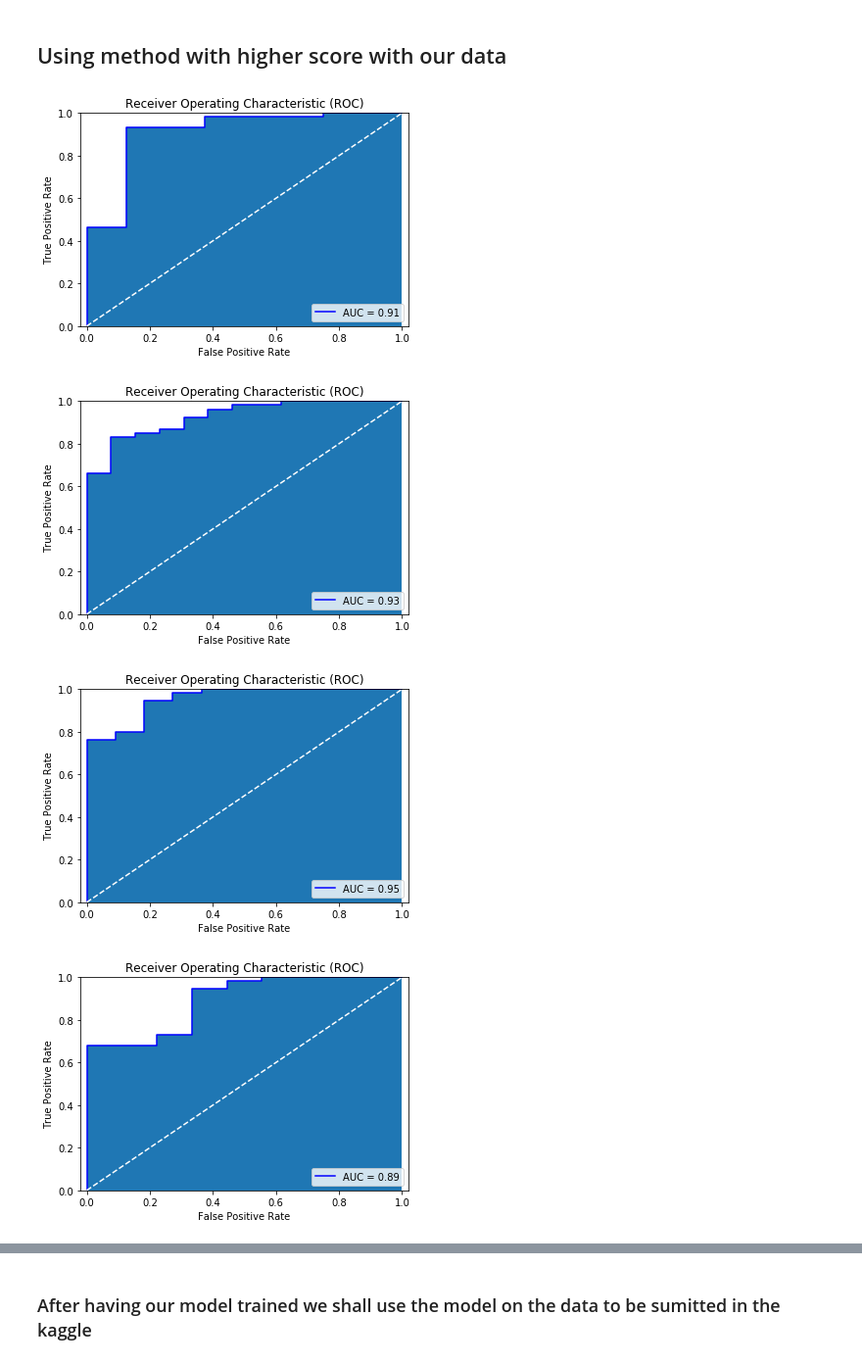
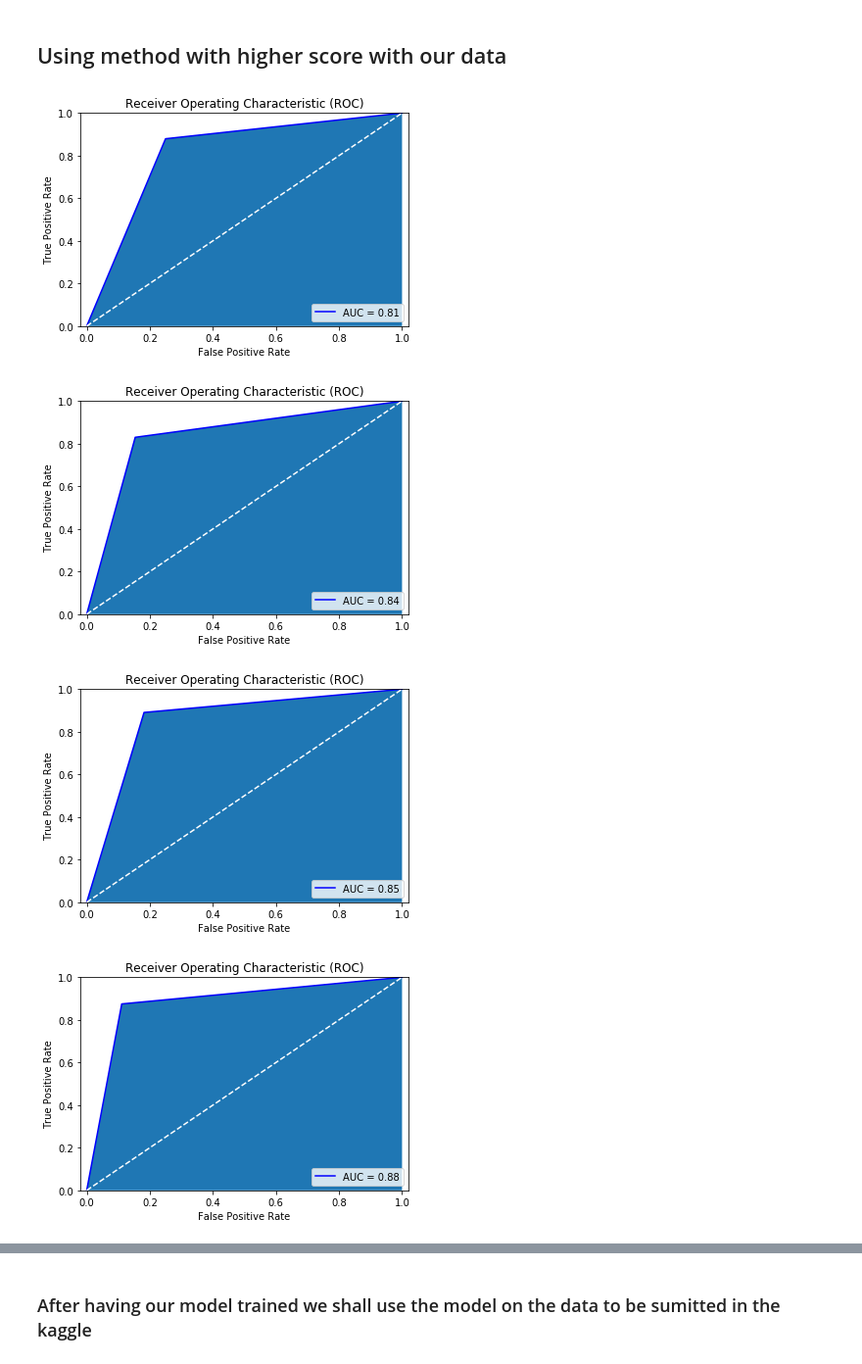
Before and after one commit to EdgarACarneiro/feup-ecac, a Jupyter notebook: project-competition/prediction.ipynb, the cells around one changed output, grey strips where cells are left out. Shown at 98% size. Saved outputs shown, nothing was run; the diff lists cells and outputs as text; code cells hidden in the pictures.

Commit message:
Obtaining god results locally but sucking on kaggle. Linear models prone to overfitting??

```diff
--- a/project-competition/prediction.ipynb
+++ b/project-competition/prediction.ipynb
@@ -357,7 +357,7 @@ def getDecisionTreeBest(X, y, debug=True):
 
     # Create the random grid
     grid = {'classification__criterion': ['gini', 'entropy'],
-            'classification__splitter': ['best', 'random'],
+            'classification__splitter': ['best'],
             'classification__max_features': ['auto', 'sqrt'],
             'classification__max_depth': max_depth,
             'classification__min_samples_split':  [2, 4, 6, 8],
@@ -526,7 +527,7 @@ confusion_matrixes = []
 cv = KFold(n_splits=K_FOLD_NUM_SPLITS, random_state=SEED, shuffle=True)
 
 # CHANGE THIS LINE TO CHANGE THE USED CLASSIFICATION METHOD
-#classifier = DecisionTreeClassifier(class_weight='balanced', criterion='entropy', max_depth=6,
+#classifier = DecisionTreeClassifier(class_weight='balanced', criterion='entropy', max_depth=4,
 #                                    max_features='auto', min_samples_leaf=6, min_samples_split=2,
 #                                    splitter='best', random_state=SEED)
 
@@ -534,41 +535,43 @@ cv = KFold(n_splits=K_FOLD_NUM_SPLITS, random_state=SEED, shuffle=True)
 #                                    max_depth=6, max_features='auto', min_samples_leaf=2,
 #                                    min_samples_split=4, n_estimators=8, random_state=SEED)
 
-classifier = LinearRegression(fit_intercept=True, n_jobs=-1, normalize=True)
+classifier = LogisticRegression(C=0.01, class_weight='balanced',
+                                penalty='none', solver='newton-cg')
+# classifier = LinearRegression(fit_intercept=True, n_jobs=-1, normalize=True)
 
 # Applying sampling techniques
 classifier = apply_sampling(classifier, OVERSAMPLE, UNDERSAMPLE)
 
 # Applying Cross validation
 for train_index, test_index in cv.split(X):
     X_train, X_test = X.iloc[train_index], X.iloc[test_index]
     y_train, y_test = y.iloc[train_index], y.iloc[test_index]
 
     # Training with this fold
     classifier.fit(X_train, y_train)
 
     # Testing & Measuring accuracy
     y_pred = classifier.predict(X_test)
 
     fpr, tpr, _ = metrics.roc_curve(y_test, y_pred)
     auc = metrics.auc(fpr, tpr)
 
     auc_scores.append(auc)
-    #confusion_matrixes.append(metrics.confusion_matrix(y_test, y_pred).ravel())
+    confusion_matrixes.append(metrics.confusion_matrix(y_test, y_pred).ravel())
 
     plot_roc_auc(fpr, tpr, auc)
 
 # Visualization of classifier result - if DT or RF
 algorithm = classifier.get_params().get('classification')
 
 if isinstance(algorithm, DecisionTreeClassifier):
     visualize_tree(algorithm, 'images/DT')
 
 elif isinstance(algorithm, RandomForestClassifier):
     for index, tree in enumerate(algorithm.estimators_):
         visualize_tree(tree, 'images/RF_' + str(index))
 # %% [output]
-[figure, old version]
+[figure, new version]
-[figure, old version]
+[figure, new version]
-[figure, old version]
+[figure, new version]
-[figure, old version]
+[figure, new version]
```
Also changed, not shown: parts of 5 cells of this notebook, 4 other files.
